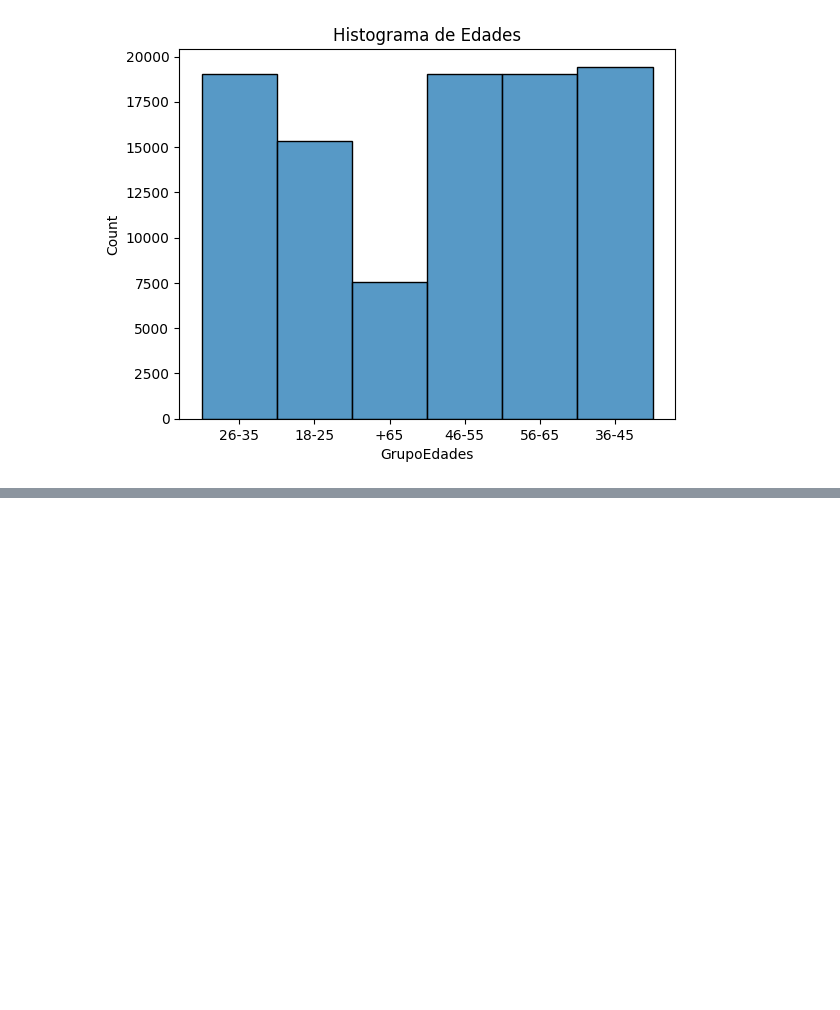
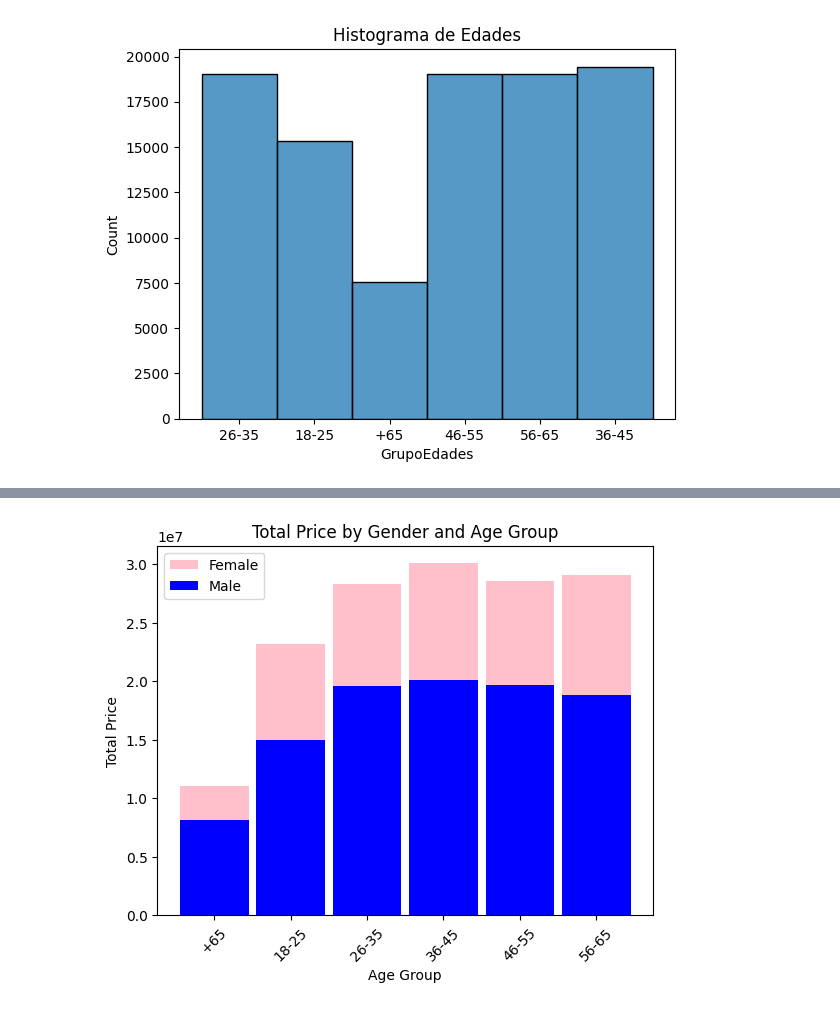
Before and after one commit to Gdiaz097/Retail-dataset, a Jupyter notebook: retail.ipynb, the cells around one changed output, grey strips where cells are left out. Saved outputs shown, nothing was run; the diff lists cells and outputs as text; code cells hidden in the pictures; blank space fills up the shorter version.

```diff
--- a/retail.ipynb
+++ b/retail.ipynb
@@ -259,0 +296,20 @@ sns.histplot(data=df2, x='GrupoEdades').set(title='Histograma de Edades')
+# %%
+#Otra forma
+colors = {'Male': 'blue', 'Female': 'pink'}
+
+# Create the bar plot
+fig, ax = plt.subplots()
+for gender, group in grouped_df.groupby('gender'):
+    ax.bar(group['GrupoEdades'], group['TotalPrice'], label=gender, color=colors[gender], width = 0.9)
+
+plt.title('Total Price by Gender and Age Group')
+plt.xlabel('Age Group')
+plt.ylabel('Total Price')
+plt.xticks(rotation=45)
+
+# Add legend
+plt.legend()
+
+plt.show()
+# %% [output]
+[figure, added]
```
Also changed, not shown: parts of 4 cells of this notebook.
